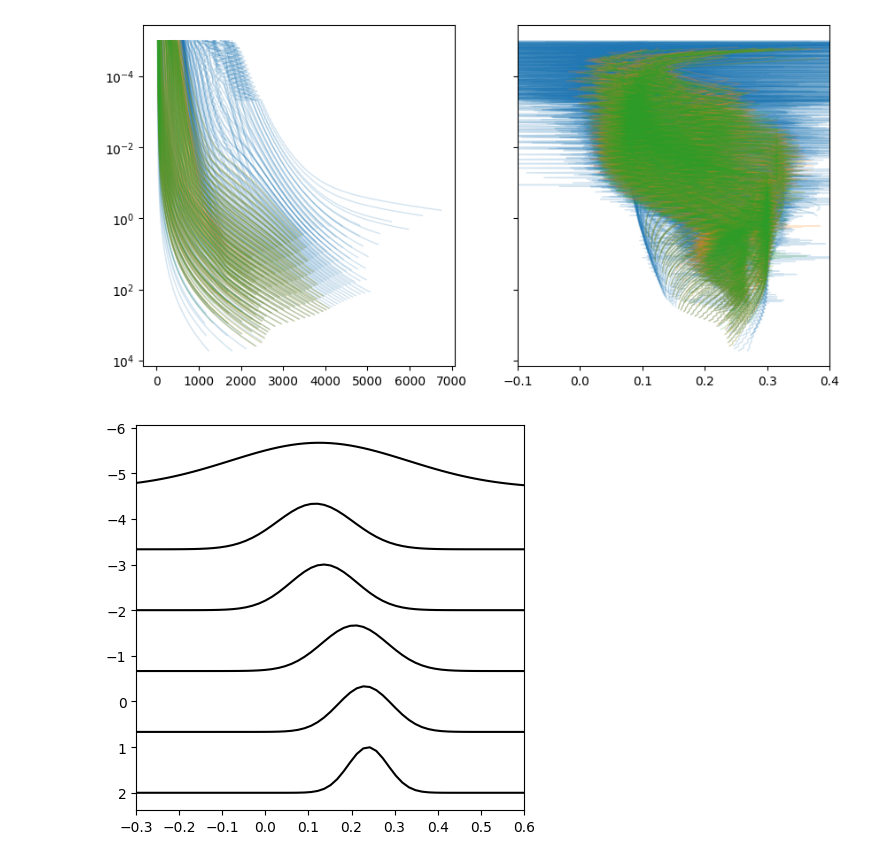
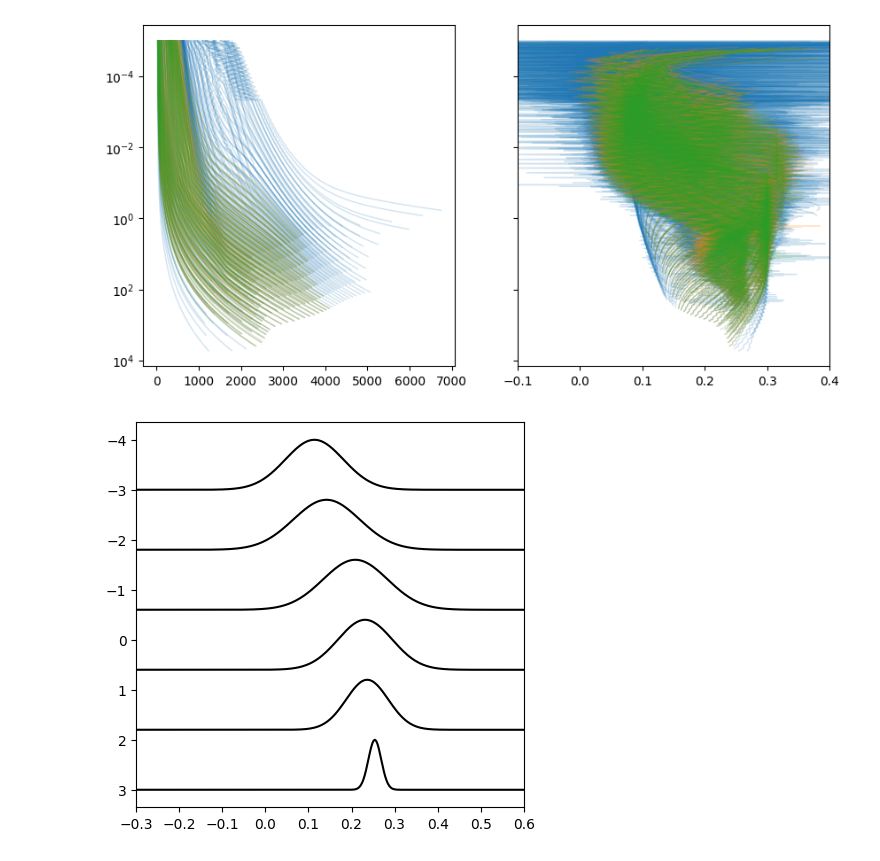
Before and after one commit to samderegt/retrieval_base, a Jupyter notebook: Luhman_16/test.ipynb, the cells around one changed output. Saved outputs shown, nothing was run; the diff lists cells and outputs as text; code cells hidden in the pictures.

```diff
--- a/Luhman_16/test.ipynb
+++ b/Luhman_16/test.ipynb
@@ -498,7 +471,9 @@ fig, ax = plt.subplots(figsize=(10,5), ncols=2, sharey=True)
 #P_grid = 10**np.linspace(-5,2,50)
 #P_grid = 10**np.linspace(-5,2,8)
 #P_grid = 10**np.linspace(-5,2,6)
-P_grid = 10**np.linspace(-6,2,7)
+#P_grid = 10**np.linspace(-6,2,7)
+#P_grid = 10**np.linspace(-6,2,12)
+P_grid = 10**np.linspace(-3,3,6)
 
 #'''
 T_grid = []
@@ -587,17 +562,17 @@ mean, std = np.nanmean(T_grid, axis=0), np.nanstd(T_grid, axis=0)
 # %%
 def gaussian(x, mu, sig):
     return np.exp(-np.power((x - mu) / sig, 2.0) / 2)
 
-x = np.linspace(-0.5,1,100)
+x = np.linspace(-0.5,1,500)
 
 fig, ax = plt.subplots(figsize=(5,5))
 for i in range(len(P_grid)):
     ax.plot(x, -1*gaussian(x,mean[i],std[i])+np.log10(P_grid[i]), c='k')
 
 #ax.set(yscale='log')
 ax.invert_yaxis()
 #ax.set(xlim=(-0.12,0.43))
 ax.set(xlim=(-0.3,0.6))
 plt.show()
 # %% [output]
-[figure, old version]
+[figure, new version]
```
Also changed, not shown: parts of 11 cells of this notebook, 5 other files.
